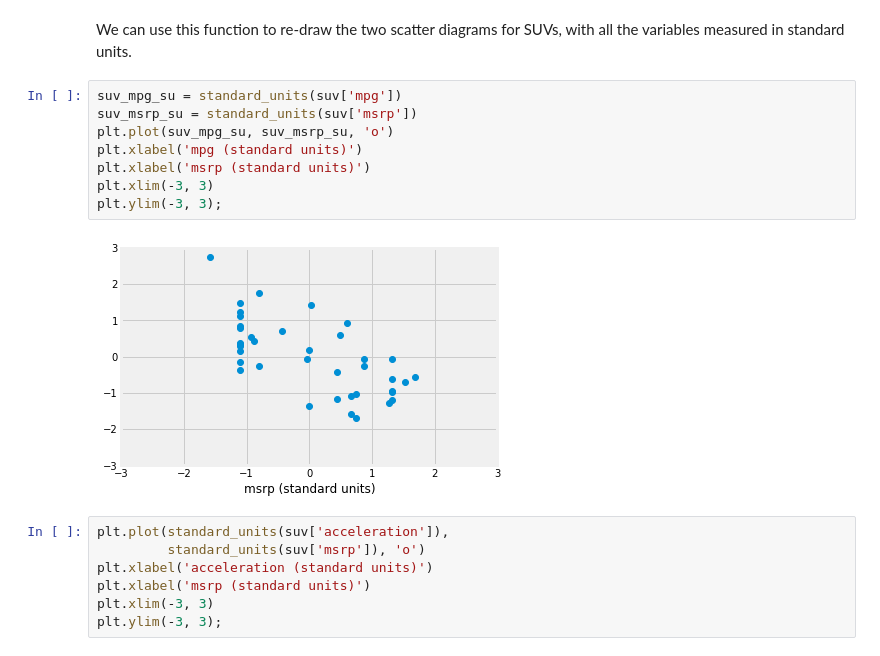
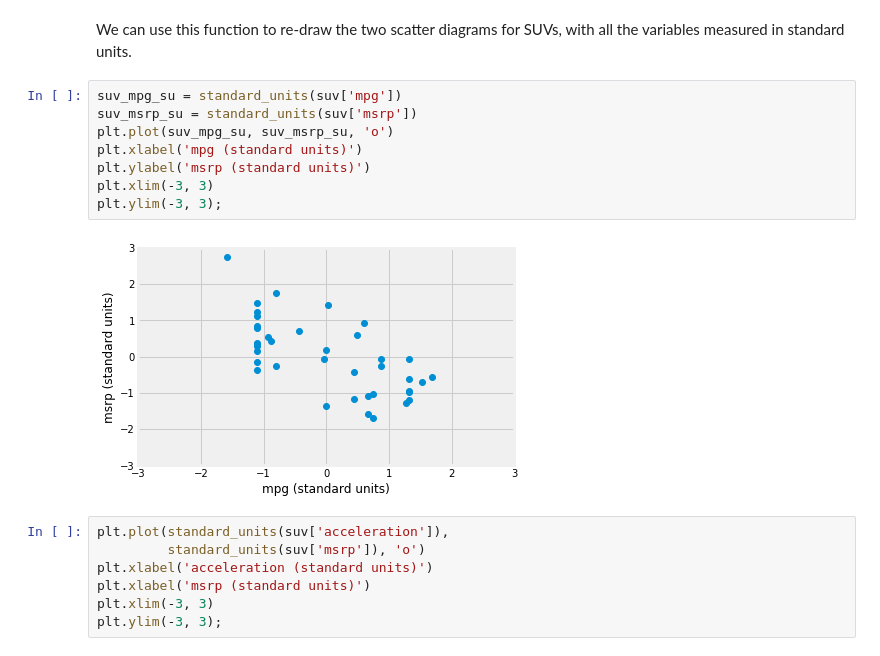
Before and after one commit to matthew-brett/cfd2019, a Jupyter notebook: notebooks/08/Correlation.ipynb, the cells around one changed output. Cells and saved outputs as stored; diff of their text form.

```diff
--- a/notebooks/08/Correlation.ipynb
+++ b/notebooks/08/Correlation.ipynb
@@ -118,13 +118,13 @@ with all the variables measured in standard units.
 # %%
 suv_mpg_su = standard_units(suv['mpg'])
 suv_msrp_su = standard_units(suv['msrp'])
 plt.plot(suv_mpg_su, suv_msrp_su, 'o')
 plt.xlabel('mpg (standard units)')
-plt.xlabel('msrp (standard units)')
+plt.ylabel('msrp (standard units)')
 plt.xlim(-3, 3)
 plt.ylim(-3, 3);
 # %% [output]
-[figure, old version]
+[figure, new version]
 # %%
 plt.plot(standard_units(suv['acceleration']),
          standard_units(suv['msrp']), 'o')
```
Also changed, not shown: parts of 4 cells of this notebook, 3 other files.
